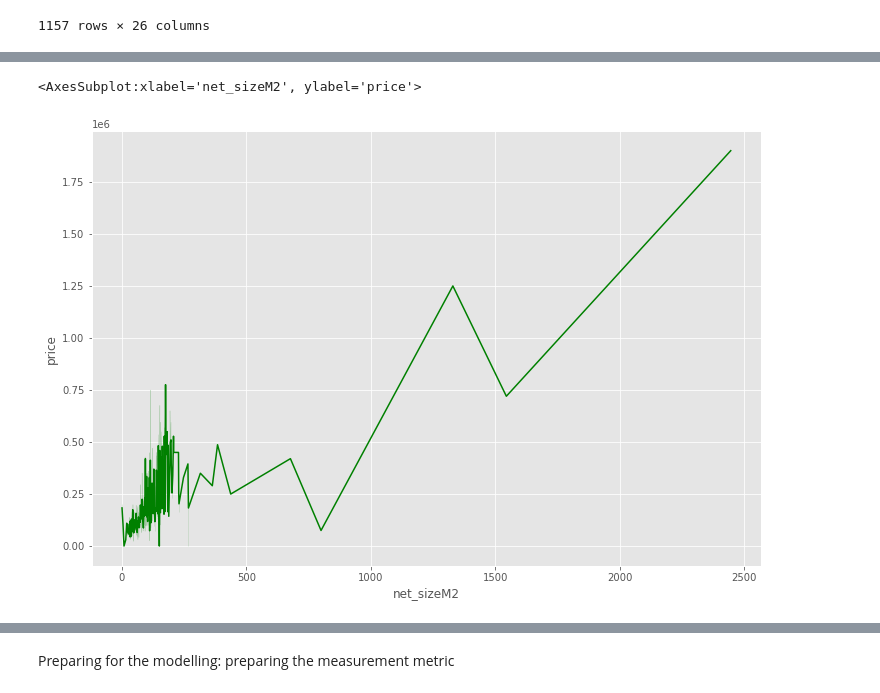
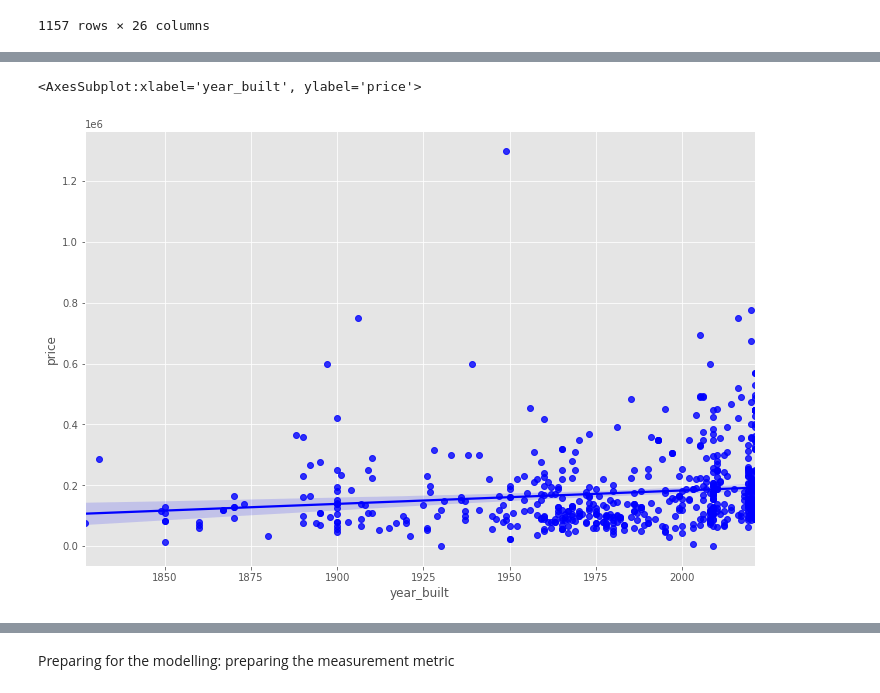
Before and after one commit to jbrlek/Capstone_webScrape_Real_Estate_Regression, a Jupyter notebook: Preparing the features - Bolha Flats.ipynb, the cells around one changed output, grey strips where cells are left out. Saved outputs shown, nothing was run; the diff lists cells and outputs as text; code cells hidden in the pictures.

```diff
--- a/Preparing the features - Bolha Flats.ipynb
+++ b/Preparing the features - Bolha Flats.ipynb
@@ -295,0 +314,4 @@ data_tfix[data_tfix['price']!= 0]
+# %%
+ind = (data_tfix['sizeM2']<300) & (data_tfix['sizeM2']>0) & (data_tfix['price']>0)&(data_tfix['ptype']==b'cumulative')&(data_tfix['year_built']>1800)
+cols_drop = ['currency', 'AD_ID', 'posted_time', 'posted_date','shown', 'price/sizeM2', 'price/net_sizeM2', 'net_sizeM2', 'ptype']
+data_tfix[ind].drop(columns = cols_drop).head(3)
@@ -296,3 +323,3 @@ data_tfix[data_tfix['price']!= 0]
 # %%
-train, test = train_test_split(data_tfix[data_tfix['price']!= 0], test_size=0.2, random_state = 42)
+train, test = train_test_split(data_tfix[ind].drop(columns = cols_drop), test_size=0.2, random_state = 42)
 # %%
@@ -353,8 +429,8 @@ sns.heatmap(data_corr,cmap = 'Blues')
 # %%
 f, ax = plt.subplots(figsize=(12, 8))
-sns.lineplot(x='net_sizeM2', y='price', color='green',data=train)
+sns.regplot(x='year_built', y='price', color='blue',data=train)
 # %% [output]
-<AxesSubplot:xlabel='net_sizeM2', ylabel='price'>
+<AxesSubplot:xlabel='year_built', ylabel='price'>
-[figure, old version]
+[figure, new version]
 # %%
 f, ax = plt.subplots(figsize=(12, 8))
```
Also changed, not shown: parts of 85 cells of this notebook, 4 other files.
